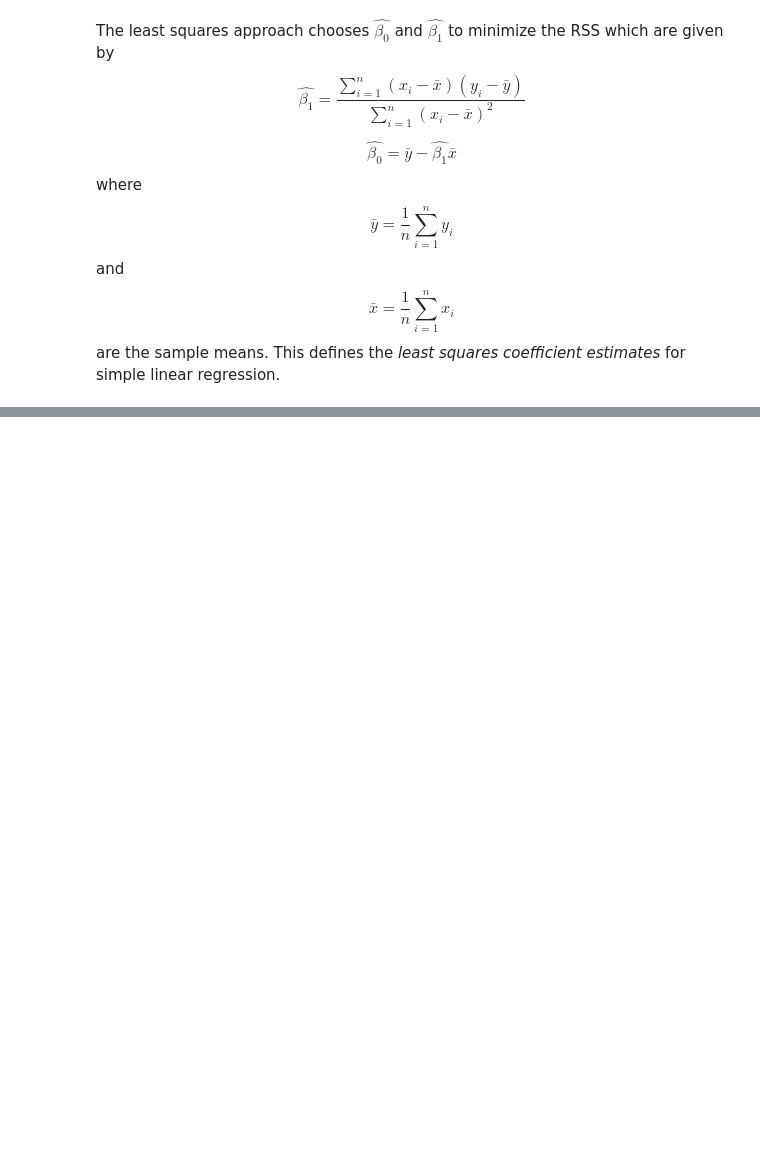
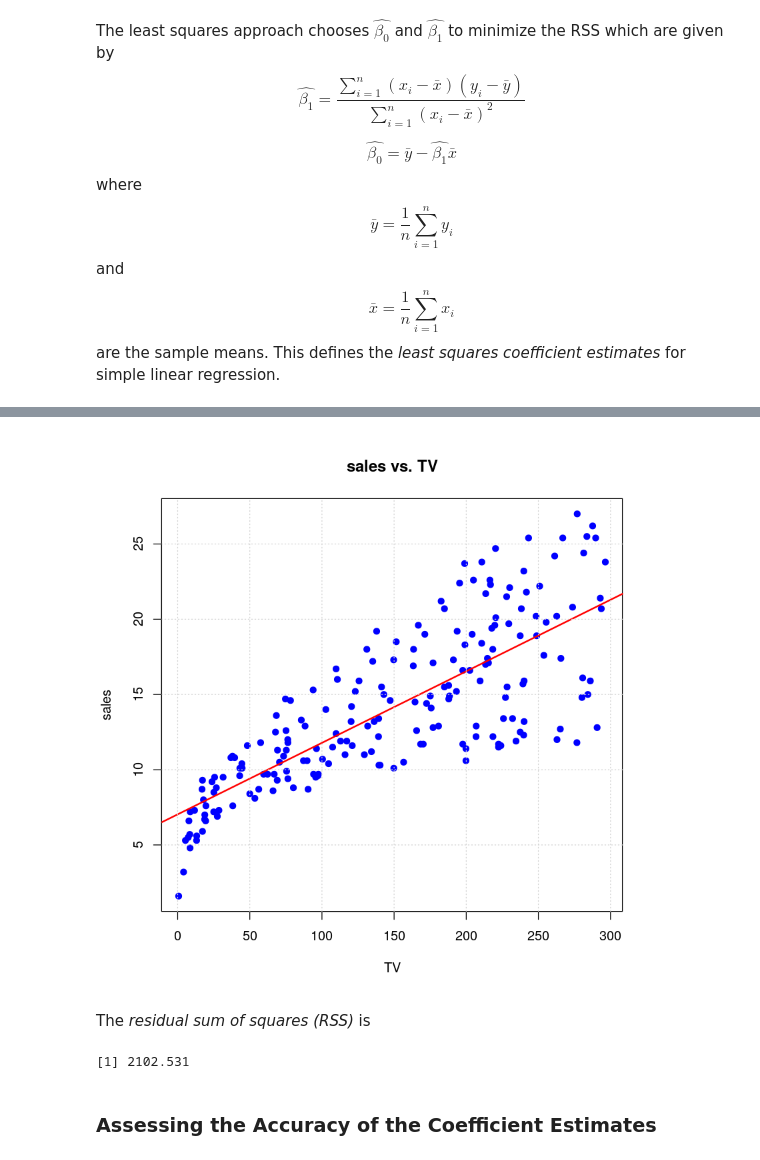
Before and after one commit to Kaushal1011/machine-learning, a Jupyter notebook: src/theory/01_Regression.ipynb, the cells around one changed output, grey strips where cells are left out. Drawn from its saved outputs; the diff is of its cells as text; code cells hidden in the pictures; blank space fills up the shorter version.

Commit message:
Thu 17 Oct 2019 01:28:51 AM IST -> Estimating Coeff and its accuracy

```diff
--- a/src/theory/01_Regression.ipynb
+++ b/src/theory/01_Regression.ipynb
@@ -61,0 +65,3 @@ This defines the *least squares coefficient estimates* for simple linear regress
+# %%
+adv <- read.csv('../../datasets/Advertising.csv')
+adv
@@ -61,0 +90,3 @@ This defines the *least squares coefficient estimates* for simple linear regress
+# %%
+adv <- adv[-1]
+head(adv)
@@ -61,0 +107,11 @@ This defines the *least squares coefficient estimates* for simple linear regress
+# %%
+y <- adv$sales
+x <- adv$TV
+y.bar <- mean(y)
+x.bar <- mean(x)
+
+b1 <- sum((x - x.bar) * (y - y.bar)) / sum((x - x.bar)**2)
+b0 <- y.bar - b1 * x.bar
+
+paste('b0(intercept) == ', b0)
+paste('b1(slope) == ', b1)
@@ -61,0 +126,16 @@ This defines the *least squares coefficient estimates* for simple linear regress
+# %%
+plot(x, y, pch = 19, col = 'blue', main ='sales vs. TV', xlab = 'TV', ylab = 'sales')
+abline(b0, b1, lwd = 2, col = 'red')
+grid()
+# %% [output]
+[figure, added]
+# %% [markdown]
+The *residual sum of squares (RSS)* is
+# %%
+rss <- sum((y - b0 - b1 * x)**2)
+print(rss)
+# %% [output]
+[1] 2102.531
+# %% [markdown]
+<a name="assacc"></a>
+### Assessing the Accuracy of the Coefficient Estimates
```
Also changed, not shown: parts of 14 cells of this notebook.
